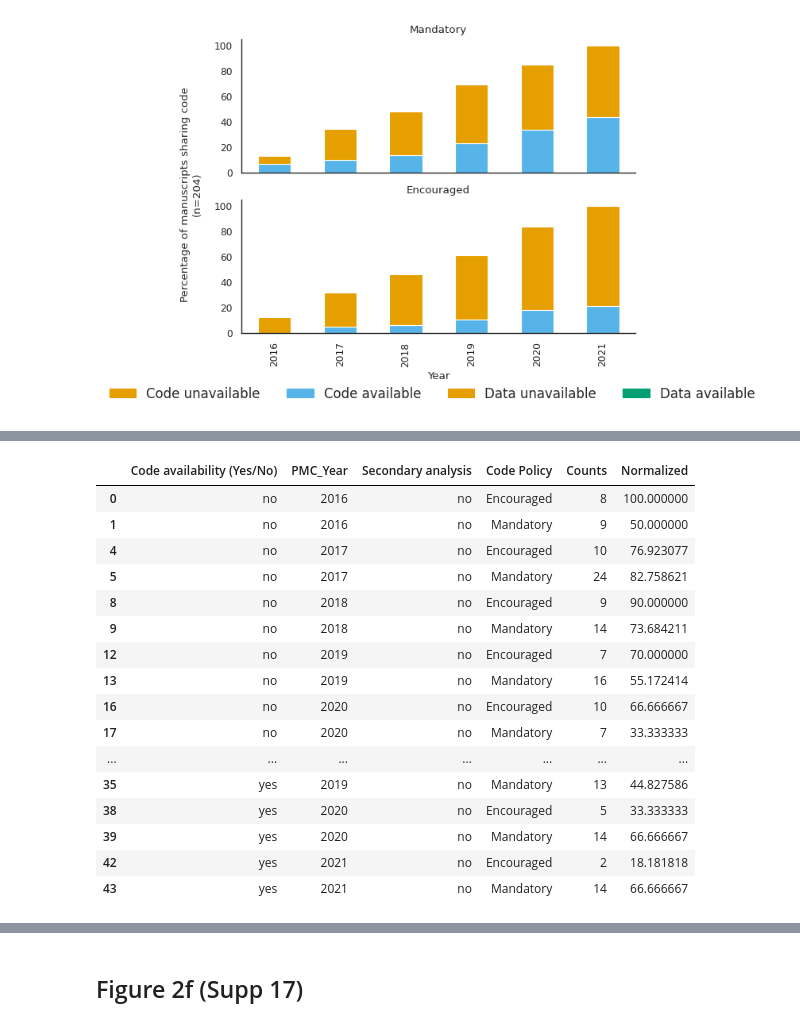
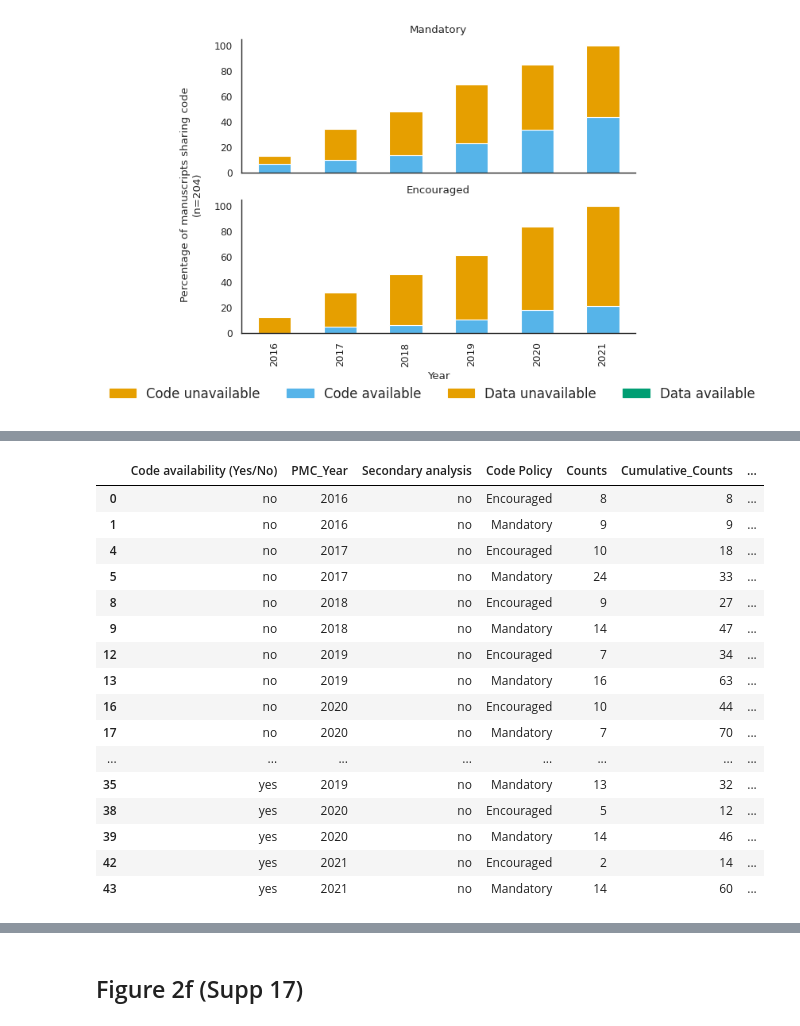
Before and after one commit to Mangul-Lab-USC/code-availability, a Jupyter notebook: notebooks/Figures.ipynb, the cells around one changed output, grey strips where cells are left out. Drawn from its saved outputs; the diff is of its cells as text; code cells hidden in the pictures.

```diff
--- a/notebooks/Figures.ipynb
+++ b/notebooks/Figures.ipynb
@@ -1280,11 +1281,44 @@ df_temp=pd.DataFrame({'Counts': df_modified.groupby(['Code availability (Yes/No)
 #df_temp=df_temp[~((df_temp['Code availability (Yes/No)']=='yes'))]
 #filter df_temp to only have primary studies
 df_temp=df_temp[~(df_temp['Secondary analysis']=='yes')]
+df_temp['Cumulative_Counts']=0
 df_temp['Normalized']=0
 years=[2016,2017,2018,2019,2020,2021]
-policies=['Encouraged','Mandatory']
+policies=["Encouraged","Mandatory"]
+encouraged_cum_sum=0
+mandatory_cum_sum=0
+availbilities=['no','yes']
 for year in years:
     for policy in policies:
-        df_temp.loc[((df_temp['PMC_Year']==year) & (df_temp['Code Policy']==policy)),'Normalized']=(df_temp.loc[(df_temp['PMC_Year']==year) & (df_temp['Code Policy']==policy),'Counts']/df_temp.loc[((df_temp['PMC_Year']==year) & (df_temp['Code Policy']==policy)),'Counts'].sum())*100
+        if policy=='Encouraged':
+            encouraged_cum_sum+=df_temp.loc[((df_temp['PMC_Year']==year)&(df_temp['Code Policy']==policy)),'Counts'].sum()
+        elif policy=='Mandatory':
+            mandatory_cum_sum+=df_temp.loc[((df_temp['PMC_Year']==year)&(df_temp['Code Policy']==policy)),'Counts'].sum()
+        #print(encouraged_cum_sum,mandatory_cum_sum)
+        for availbility in availbilities:
+            if policy=='Encouraged':
+                if year==2016:
+                    df_temp.loc[((df_temp['PMC_Year']==year)&(df_temp['Code Policy']==policy)&(df_temp['Code availability (Yes/No)']==availbility)),'Cumulative_Counts']=(((df_temp.loc[((df_temp['PMC_Year']==year)&(df_temp['Code Policy']==policy)&(df_temp['Code availability (Yes/No)']==availbility)),'Counts'])))
+                    df_temp.loc[((df_temp['PMC_Year']==year)&(df_temp['Code Policy']==policy)&(df_temp['Code availability (Yes/No)']==availbility)),'Normalized']=(df_temp.loc[((df_temp['PMC_Year']==year)&(df_temp['Code Policy']==policy)&(df_temp['Code availability (Yes/No)']==availbility)),'Cumulative_Counts']/encouraged_cum_sum)*100
+                else:
+                    curr_value=df_temp.loc[((df_temp['PMC_Year']==year)&(df_temp['Code Policy']==policy)&(df_temp['Code availability (Yes/No)']==availbility)),'Counts'].values
+                    if df_temp.loc[((df_temp['PMC_Year']==year-1)&(df_temp['Code Policy']==policy)&(df_temp['Code availability (Yes/No)']==availbility)),'Counts'].empty:
+                        prev_value=0
+                    else:
+                        prev_value=df_temp.loc[((df_temp['PMC_Year']==year-1)&(df_temp['Code Policy']==policy)&(df_temp['Code availability (Yes/No)']==availbility)),'Cumulative_Counts'].values
+                    print(curr_value,prev_value)
+                    print(year,policy,availbility)
+                    df_temp.loc[((df_temp['PMC_Year']==year)&(df_temp['Code Policy']==policy)&(df_temp['Code availability (Yes/No)']==availbility)),'Cumulative_Counts']=(curr_value+prev_value)
+                    df_temp.loc[((df_temp['PMC_Year']==year)&(df_temp['Code Policy']==policy)&(df_temp['Code availability (Yes/No)']==availbility)),'Normalized']=(df_temp.loc[((df_temp['PMC_Year']==year)&(df_temp['Code Policy']==policy)&(df_temp['Code availability (Yes/No)']==availbility)),'Cumulative_Counts']/encouraged_cum_sum)*100
+            elif policy=='Mandatory':
+                if year==2016:
+                    df_temp.loc[((df_temp['PMC_Year']==year)&(df_temp['Code Policy']==policy)&(df_temp['Code availability (Yes/No)']==availbility)),'Cumulative_Counts']=(((df_temp.loc[((df_temp['PMC_Year']==year)&(df_temp['Code Policy']==policy)&(df_temp['Code availability (Yes/No)']==availbility)),'Counts'])))
+                    df_temp.loc[((df_temp['PMC_Year']==year)&(df_temp['Code Policy']==policy)&(df_temp['Code availability (Yes/No)']==availbility)),'Normalized']=(df_temp.loc[((df_temp['PMC_Year']==year)&(df_temp['Code Policy']==policy)&(df_temp['Code availability (Yes/No)']==availbility)),'Cumulative_Counts']/mandatory_cum_sum)*100
+                else:
+
+                    curr_value=df_temp.loc[((df_temp['PMC_Year']==year)&(df_temp['Code Policy']==policy)&(df_temp['Code availability (Yes/No)']==availbility)),'Counts'].values
+                    prev_value=df_temp.loc[((df_temp['PMC_Year']==year-1)&(df_temp['Code Policy']==policy)&(df_temp['Code availability (Yes/No)']==availbility)),'Cumulative_Counts'].values
+                    df_temp.loc[((df_temp['PMC_Year']==year)&(df_temp['Code Policy']==policy)&(df_temp['Code availability (Yes/No)']==availbility)),'Cumulative_Counts']=(curr_value+prev_value)
+                    df_temp.loc[((df_temp['PMC_Year']==year)&(df_temp['Code Policy']==policy)&(df_temp['Code availability (Yes/No)']==availbility)),'Normalized']=(df_temp.loc[((df_temp['PMC_Year']==year)&(df_temp['Code Policy']==policy)&(df_temp['Code availability (Yes/No)']==availbility)),'Cumulative_Counts']/mandatory_cum_sum)*100
 df_temp
 # %% [output]
@@ -1291,20 +1345,20 @@ df_temp
-|  | Code availability (Yes/No) | PMC_Year | Secondary analysis | Code Policy | Counts | Normalized |
-| 0 | no | 2016 | no | Encouraged | 8 | 100.000000 |
-| 1 | no | 2016 | no | Mandatory | 9 | 50.000000 |
-| 4 | no | 2017 | no | Encouraged | 10 | 76.923077 |
-| 5 | no | 2017 | no | Mandatory | 24 | 82.758621 |
-| 8 | no | 2018 | no | Encouraged | 9 | 90.000000 |
-| 9 | no | 2018 | no | Mandatory | 14 | 73.684211 |
-| 12 | no | 2019 | no | Encouraged | 7 | 70.000000 |
-| 13 | no | 2019 | no | Mandatory | 16 | 55.172414 |
-| 16 | no | 2020 | no | Encouraged | 10 | 66.666667 |
-| 17 | no | 2020 | no | Mandatory | 7 | 33.333333 |
-| ... | ... | ... | ... | ... | ... | ... |
-| 35 | yes | 2019 | no | Mandatory | 13 | 44.827586 |
-| 38 | yes | 2020 | no | Encouraged | 5 | 33.333333 |
-| 39 | yes | 2020 | no | Mandatory | 14 | 66.666667 |
-| 42 | yes | 2021 | no | Encouraged | 2 | 18.181818 |
-| 43 | yes | 2021 | no | Mandatory | 14 | 66.666667 |
+|  | Code availability (Yes/No) | PMC_Year | Secondary analysis | Code Policy | Counts | Cumulative_Counts | ... |
+| 0 | no | 2016 | no | Encouraged | 8 | 8 | ... |
+| 1 | no | 2016 | no | Mandatory | 9 | 9 | ... |
+| 4 | no | 2017 | no | Encouraged | 10 | 18 | ... |
+| 5 | no | 2017 | no | Mandatory | 24 | 33 | ... |
+| 8 | no | 2018 | no | Encouraged | 9 | 27 | ... |
+| 9 | no | 2018 | no | Mandatory | 14 | 47 | ... |
+| 12 | no | 2019 | no | Encouraged | 7 | 34 | ... |
+| 13 | no | 2019 | no | Mandatory | 16 | 63 | ... |
+| 16 | no | 2020 | no | Encouraged | 10 | 44 | ... |
+| 17 | no | 2020 | no | Mandatory | 7 | 70 | ... |
+| ... | ... | ... | ... | ... | ... | ... | ... |
+| 35 | yes | 2019 | no | Mandatory | 13 | 32 | ... |
+| 38 | yes | 2020 | no | Encouraged | 5 | 12 | ... |
+| 39 | yes | 2020 | no | Mandatory | 14 | 46 | ... |
+| 42 | yes | 2021 | no | Encouraged | 2 | 14 | ... |
+| 43 | yes | 2021 | no | Mandatory | 14 | 60 | ... |
 # %%
 df_temp=df_temp.pivot(index=['PMC_Year'],columns=['Code Policy','Code availability (Yes/No)'],values='Normalized')
 df_temp=df_temp.fillna(0)
```
Also changed, not shown: parts of 7 cells of this notebook.
